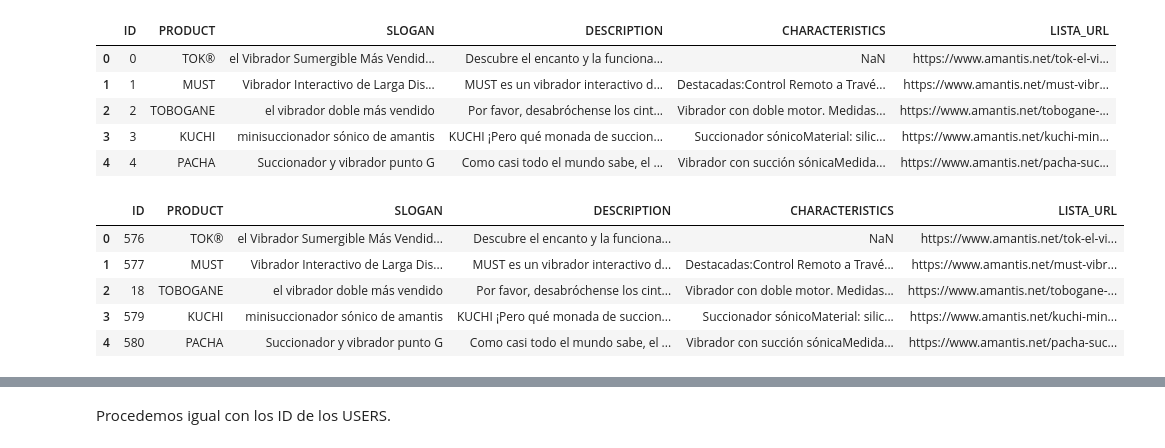
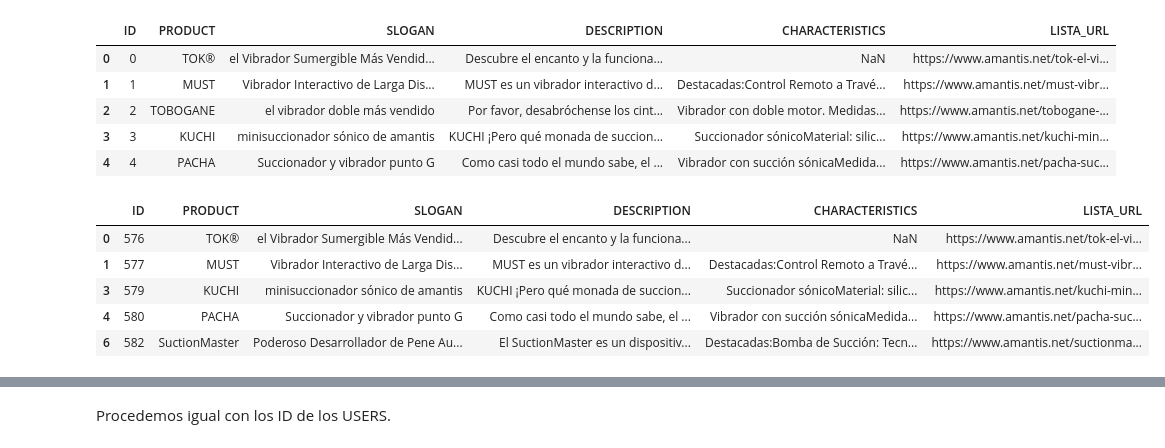
Before and after one commit to 75Engel/Proyecto_tienda_online, a Jupyter notebook: src/Notebook/04_Ingest.ipynb, the cells around one changed output, grey strips where cells are left out. Saved outputs shown, nothing was run; the diff lists cells and outputs as text; code cells hidden in the pictures.

```diff
--- a/src/Notebook/04_Ingest.ipynb
+++ b/src/Notebook/04_Ingest.ipynb
@@ -852,12 +917,12 @@ df_product.head()
 | 3 | 3 | KUCHI | minisuccionador sónico de amantis | KUCHI ¡Pero qué monada de succion... | Succionador sónicoMaterial: silic... | https://www.amantis.net/kuchi-min... |
 | 4 | 4 | PACHA | Succionador y vibrador punto G | Como casi todo el mundo sabe, el ... | Vibrador con succión sónicaMedida... | https://www.amantis.net/pacha-suc... |
 # %%
-df_product.replace({'ID':map_product},inplace=True)
-df_product.head()
+df_product_out.replace({'ID':map_product},inplace=True)
+df_product_out.head()
 # %% [output]
 |  | ID | PRODUCT | SLOGAN | DESCRIPTION | CHARACTERISTICS | LISTA_URL |
 | 0 | 576 | TOK® | el Vibrador Sumergible Más Vendid... | Descubre el encanto y la funciona... | NaN | https://www.amantis.net/tok-el-vi... |
 | 1 | 577 | MUST | Vibrador Interactivo de Larga Dis... | MUST es un vibrador interactivo d... | Destacadas:Control Remoto a Travé... | https://www.amantis.net/must-vibr... |
-| 2 | 18 | TOBOGANE | el vibrador doble más vendido | Por favor, desabróchense los cint... | Vibrador con doble motor. Medidas... | https://www.amantis.net/tobogane-... |
 | 3 | 579 | KUCHI | minisuccionador sónico de amantis | KUCHI ¡Pero qué monada de succion... | Succionador sónicoMaterial: silic... | https://www.amantis.net/kuchi-min... |
 | 4 | 580 | PACHA | Succionador y vibrador punto G | Como casi todo el mundo sabe, el ... | Vibrador con succión sónicaMedida... | https://www.amantis.net/pacha-suc... |
+| 6 | 582 | SuctionMaster | Poderoso Desarrollador de Pene Au... | El SuctionMaster es un dispositiv... | Destacadas:Bomba de Succión: Tecn... | https://www.amantis.net/suctionma... |
```
Also changed, not shown: parts of 21 cells of this notebook, 16 other files.
